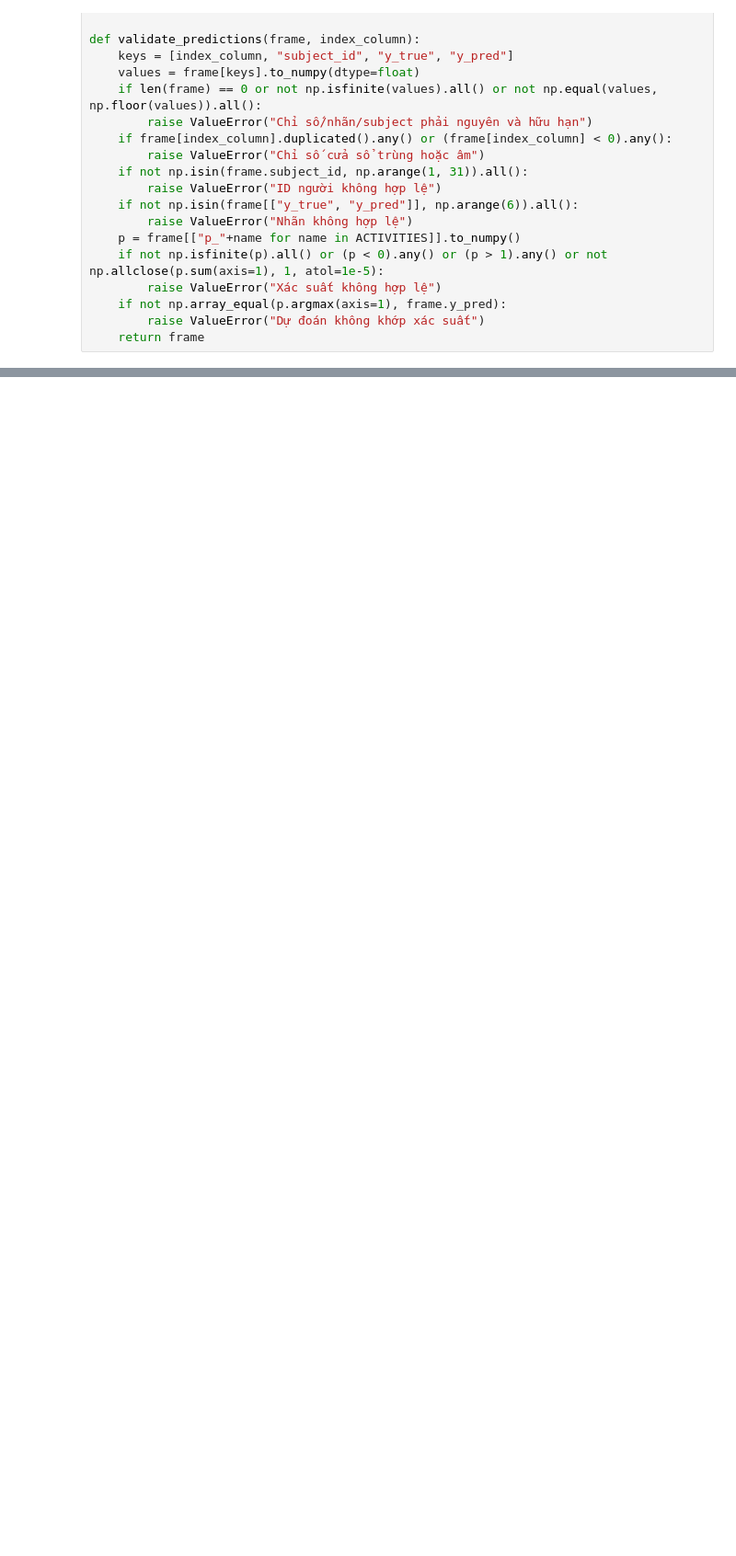
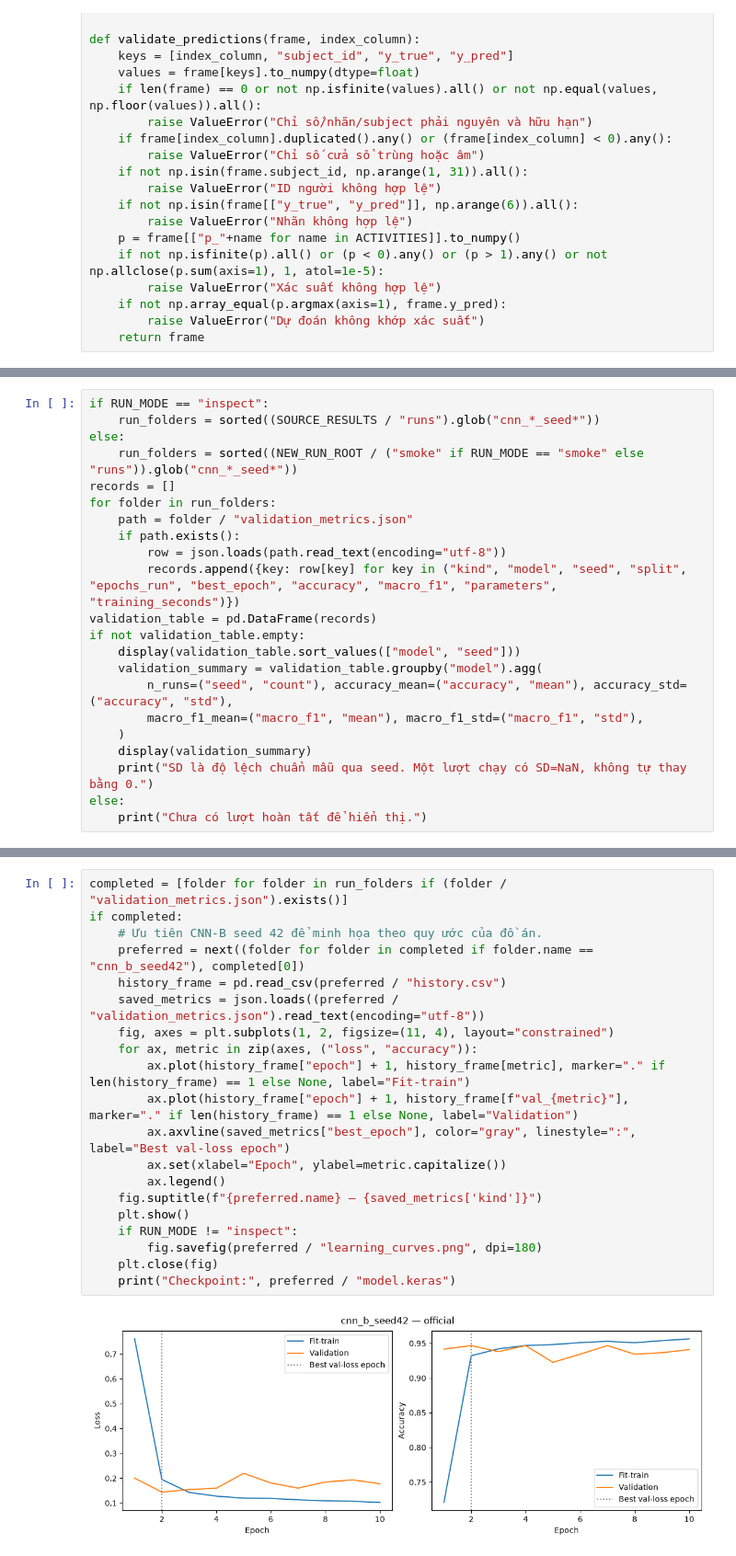
Before and after one commit to Phtzone/SGU26_PPNCKH_Group, a Jupyter notebook: notebooks/HAR_Research.ipynb, the cells around one changed output, grey strips where cells are left out. Shown at 92% size. Saved outputs shown, nothing was run; the diff lists cells and outputs as text; blank space fills up the shorter version.

```diff
--- a/notebooks/03_practical_questions.ipynb
+++ b/notebooks/HAR_Research.ipynb
@@ -170,0 +558,22 @@ if RUN_MODE == "inspect":
+# %%
+if RUN_MODE == "inspect":
+    run_folders = sorted((SOURCE_RESULTS / "runs").glob("cnn_*_seed*"))
+else:
+    run_folders = sorted((NEW_RUN_ROOT / ("smoke" if RUN_MODE == "smoke" else "runs")).glob("cnn_*_seed*"))
+records = []
+for folder in run_folders:
+    path = folder / "validation_metrics.json"
+    if path.exists():
+        row = json.loads(path.read_text(encoding="utf-8"))
+        records.append({key: row[key] for key in ("kind", "model", "seed", "split", "epochs_run", "best_epoch", "accuracy", "macro_f1", "parameters", "training_seconds")})
+validation_table = pd.DataFrame(records)
+if not validation_table.empty:
+    display(validation_table.sort_values(["model", "seed"]))
+    validation_summary = validation_table.groupby("model").agg(
+        n_runs=("seed", "count"), accuracy_mean=("accuracy", "mean"), accuracy_std=("accuracy", "std"),
+        macro_f1_mean=("macro_f1", "mean"), macro_f1_std=("macro_f1", "std"),
+    )
+    display(validation_summary)
+    print("SD là độ lệch chuẩn mẫu qua seed. Một lượt chạy có SD=NaN, không tự thay bằng 0.")
+else:
+    print("Chưa có lượt hoàn tất để hiển thị.")
@@ -170,0 +597,22 @@ if RUN_MODE == "inspect":
+# %%
+completed = [folder for folder in run_folders if (folder / "validation_metrics.json").exists()]
+if completed:
+    # Ưu tiên CNN-B seed 42 để minh họa theo quy ước của đồ án.
+    preferred = next((folder for folder in completed if folder.name == "cnn_b_seed42"), completed[0])
+    history_frame = pd.read_csv(preferred / "history.csv")
+    saved_metrics = json.loads((preferred / "validation_metrics.json").read_text(encoding="utf-8"))
+    fig, axes = plt.subplots(1, 2, figsize=(11, 4), layout="constrained")
+    for ax, metric in zip(axes, ("loss", "accuracy")):
+        ax.plot(history_frame["epoch"] + 1, history_frame[metric], marker="." if len(history_frame) == 1 else None, label="Fit-train")
+        ax.plot(history_frame["epoch"] + 1, history_frame[f"val_{metric}"], marker="." if len(history_frame) == 1 else None, label="Validation")
+        ax.axvline(saved_metrics["best_epoch"], color="gray", linestyle=":", label="Best val-loss epoch")
+        ax.set(xlabel="Epoch", ylabel=metric.capitalize())
+        ax.legend()
+    fig.suptitle(f"{preferred.name} — {saved_metrics['kind']}")
+    plt.show()
+    if RUN_MODE != "inspect":
+        fig.savefig(preferred / "learning_curves.png", dpi=180)
+    plt.close(fig)
+    print("Checkpoint:", preferred / "model.keras")
+# %% [output]
+[figure, added]
```
Also changed, not shown: parts of 49 cells of this notebook, 9 other files.
